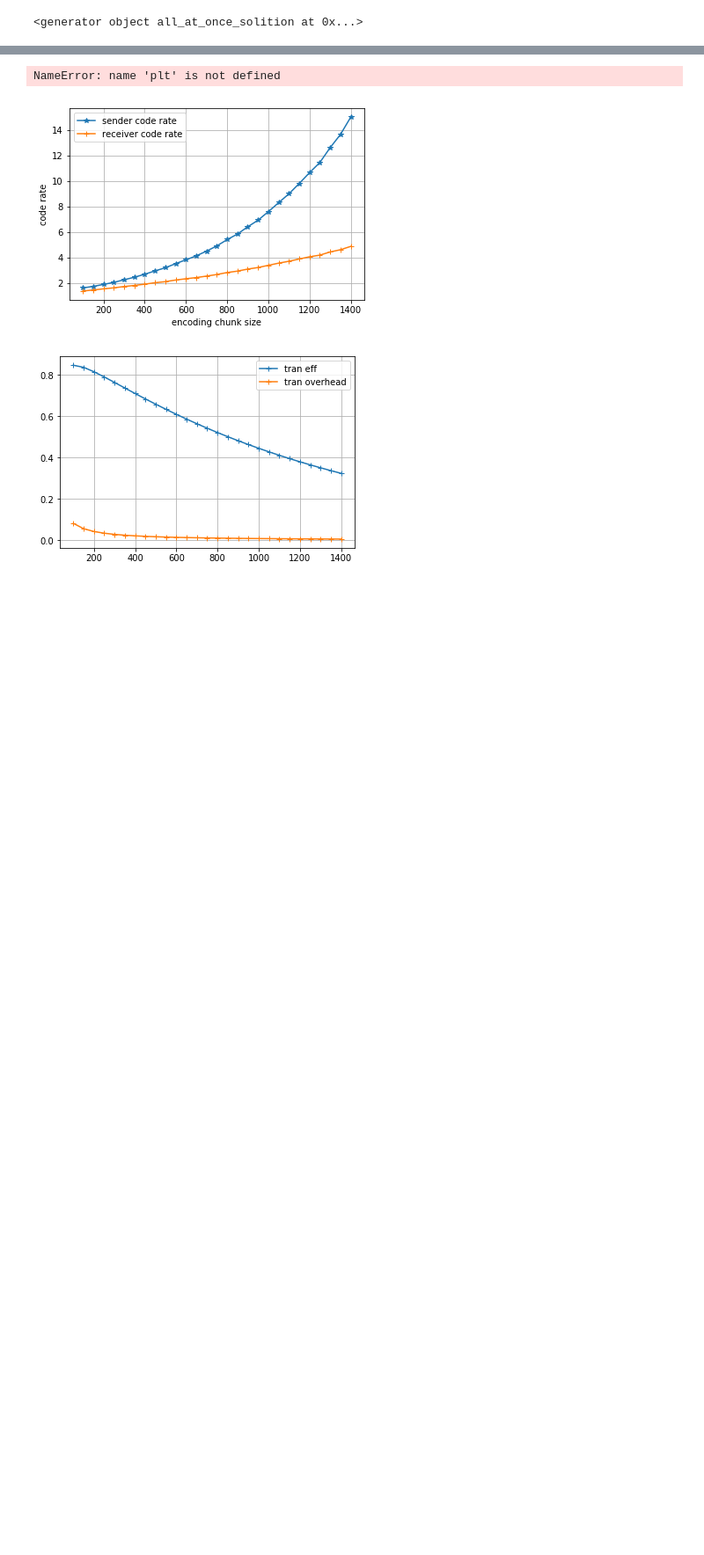
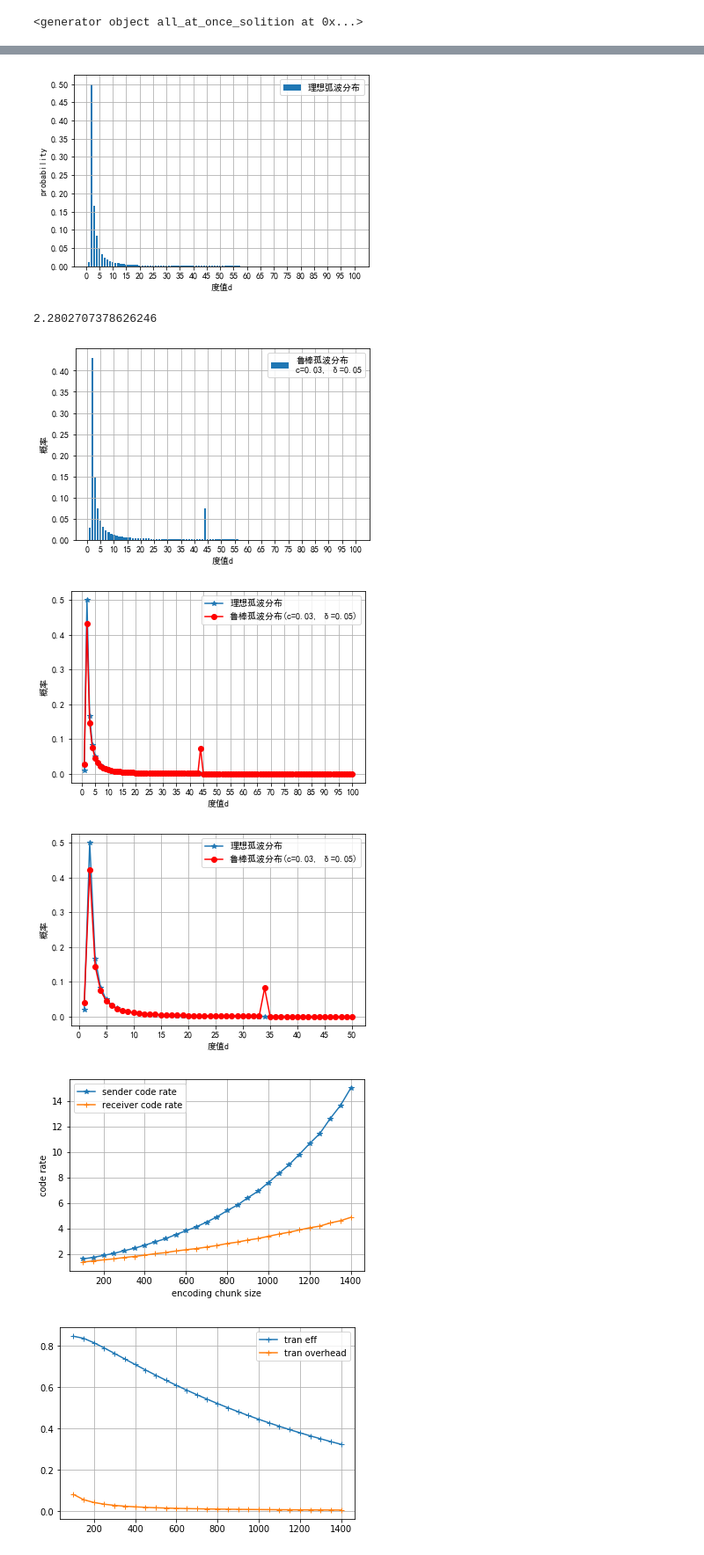
Before and after one commit to alanpengz/fountaincode_simulation, a Jupyter notebook: plot_chunk_size.ipynb, the cells around one changed output, grey strips where cells are left out. Shown at 88% size. Saved outputs shown, nothing was run; the diff lists cells and outputs as text; code cells hidden in the pictures; blank space fills up the shorter version.

```diff
--- a/plot_chunk_size.ipynb
+++ b/plot_chunk_size.ipynb
@@ -218,11 +282,11 @@ def robust_soliton(K, c = 0.03, delta = 0.05):
             else 0 for dd in d]
     Z = sum([soliton_d_f[ii] + tau[ii] for ii in range(K)])
     u_d_f = [(soliton_d_f[ii] + tau[ii]) / Z for ii in range(K)]
-    plt.bar(d, u_d_f, label='鲁棒孤波分布\nc=0.003, δ=0.005')
+    plt.bar(d, u_d_f, label='鲁棒孤波分布\nc=0.03, δ=0.05')
     plt.xticks(range(0, K + 5, 5))
     plt.yticks(np.arange(0, 0.45, 0.05))
     plt.xlabel('度值d')
-    plt.ylabel('probability')
+    plt.ylabel('概率')
     plt.legend()
     plt.grid()
     plt.savefig('./simulation/robust_soliton.pdf')
@@ -230,41 +294,45 @@ def robust_soliton(K, c = 0.03, delta = 0.05):
 
 # c = 0.03, delta = 0.05
 def plot_both(K, c, delta):
     ''' 鲁棒理想弧波函数 '''
     d = [ii + 1 for ii in range(K)]
     soliton_d_f = [1.0 / K if ii == 1 else 1.0 / (ii * (ii - 1)) for ii in d]
     S = c * log(K / delta) * (K ** 0.5)
     interval_0 = [ii + 1 for ii in list(range(int(round(K / S)) - 1))]
     interval_1 = [int(round(K / S))]
     tau = [S / (K * dd) if dd in interval_0
             else S / float(K) * log(S / delta) if dd in interval_1
             else 0 for dd in d]
     Z = sum([soliton_d_f[ii] + tau[ii] for ii in range(K)])
     u_d_f = [(soliton_d_f[ii] + tau[ii]) / Z for ii in range(K)]
 
 
     d_f = [1.0 / K if ii == 1 else 1.0 / (ii * (ii - 1)) for ii in d]
     plt.plot(d, d_f, marker="*", label='理想孤波分布')
 
-    plt.plot(d, u_d_f, marker="o", color = "r", label='鲁棒孤波分布\nc=0.003, δ=0.005')
+    plt.plot(d, u_d_f, marker="o", color = "r", label='鲁棒孤波分布(c=0.03, δ=0.05)')
     plt.xticks(range(0, K + 5, 5))
-    plt.yticks(np.arange(0, 1.0, 0.5))
+    plt.yticks(np.arange(0, 0.6, 0.1))
 
     plt.xlabel('度值d')
-    plt.ylabel('probability')
+    plt.ylabel('概率')
     plt.legend()
     plt.grid()
-    plt.savefig('./simulation/plot_both.pdf')
+    plt.savefig('./simulation/plot_both_K_'+str(K)+'.pdf')
     plt.show()
 
-all_at_once_solition(100)
 soliton(100)
 robust_soliton(100)
 plot_both(100, 0.03, 0.05)
-plot_both(100, 0.003, 0.005)
-plot_both(100, 0.003, 0.5)
+plot_both(50, 0.03, 0.05)
+# plot_both(100, 0.003, 0.005)
+# plot_both(100, 0.003, 0.5)
 # %% [output]
+[figure, added]
-NameError: name 'plt' is not defined
+2.2802707378626246
+[figure, added]
+[figure, added]
+[figure, added]
 # %%
 header = 9
 net_overhead = [header * ii for ii in df1['drops_num']]
```
Also changed, not shown: parts of 5 cells of this notebook, 37 other files.
